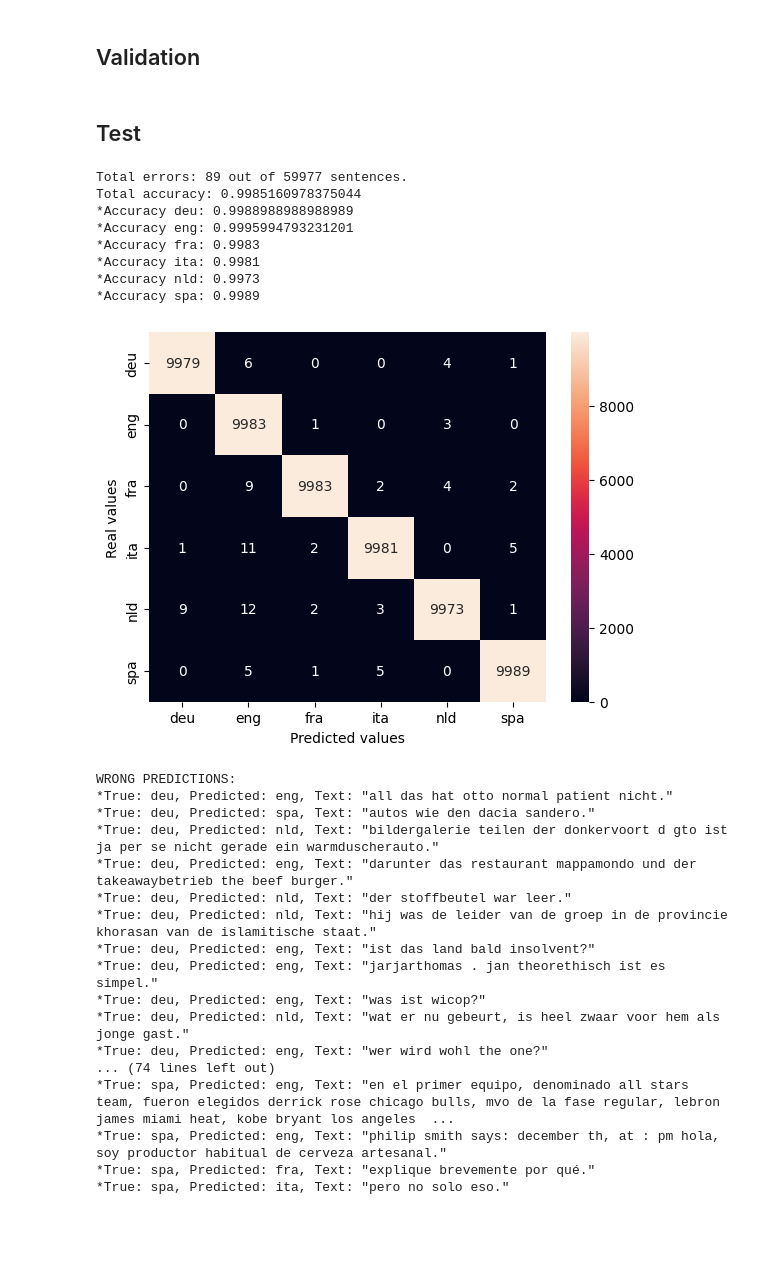
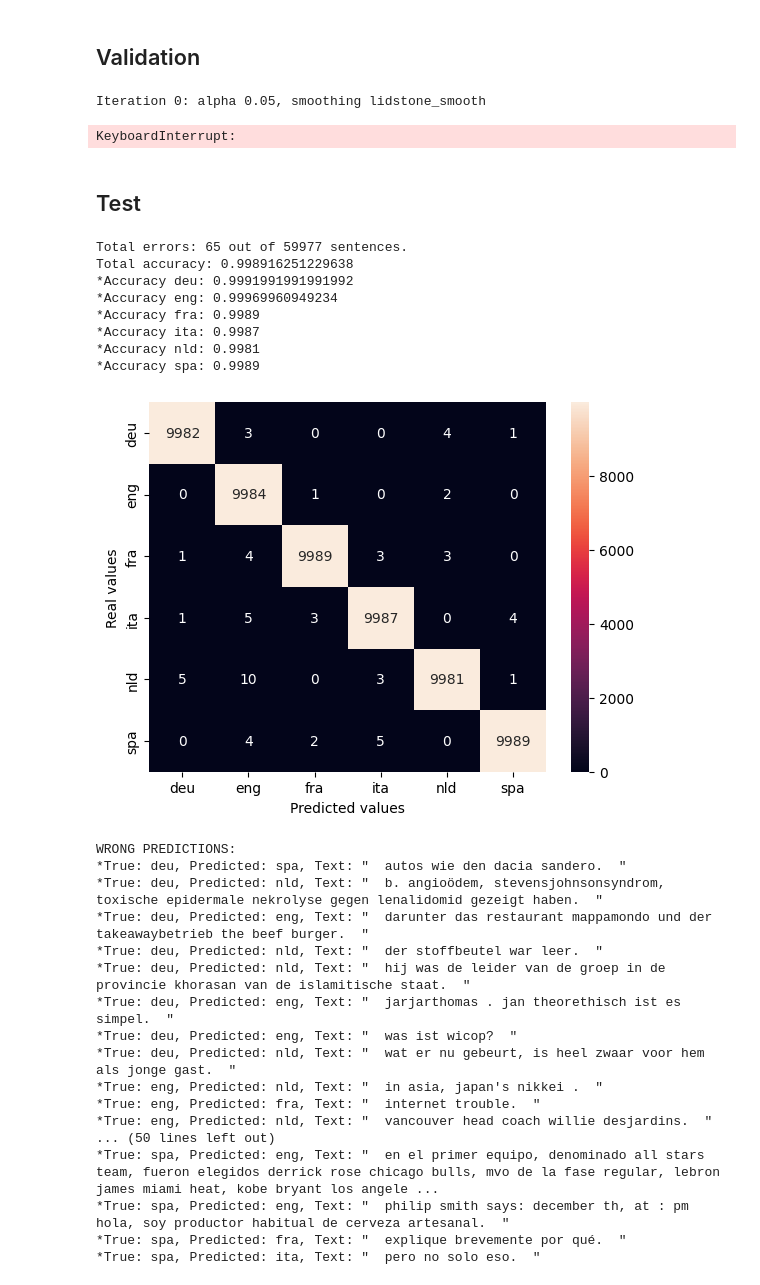
Before and after one commit to caiselvas/language-identification, a Jupyter notebook: main.ipynb, the cells around one changed output. Cells and saved outputs as stored; diff of their text form; code cells hidden in the pictures; blank space fills up the shorter version.

Commit message:
MOD probs total to accept model (and use it for count) FIX validation and test called functions with incorrect parameters

```diff
--- a/main.ipynb
+++ b/main.ipynb
@@ -62,19 +62,19 @@ def linear_discounting(alpha: float, total_trigrams: int, trigram_counts: dict,
         prob = (1-alpha)*(count_trigram / total_trigrams)
     return prob
 
-def probs_total(b_value: int, text: str, language: str, total_trigrams: dict, smooth: Callable = lidstone_smooth, param: float = 0.5, probabilities: dict = None):
+def probs_total(b_value: int, text: str, language: str, model:dict , total_trigrams: dict, smooth: Callable = lidstone_smooth, param: float = 0.5, probabilities: dict = None):
     trigram_finder = TrigramCollocationFinder.from_words(text)
     prob_sec = 0
     if probabilities == None:
         for trigram, num_instances in trigram_finder.ngram_fd.items():
-            prob_sec += num_instances * math.log(smooth(param, trigram=trigram, b_value=b_value, total_trigrams=total_trigrams[language]))
+            prob_sec += num_instances * math.log(smooth(param, trigram=trigram, b_value=b_value, total_trigrams=total_trigrams[language], trigram_counts=model[language]))
     else:
         for trigram, num_instances in trigram_finder.ngram_fd.items():
-            prob_sec += num_instances * probabilities[language].get(trigram,math.log(smooth(param, trigram=trigram, b_value=b_value, total_trigrams=total_trigrams[language])) )
+            prob_sec += num_instances * probabilities[language].get(trigram,math.log(smooth(param, trigram=trigram, b_value=b_value, total_trigrams=total_trigrams[language], trigram_counts=model[language])) )
     return prob_sec
 # %%
 # Test the Lidstone smoothing
-text = 'Example'
+text = '  on a su en profiter  '
 probs = []
 languages = {"deu": "Deutsch (German)",
              "eng": "English (English)",
@@ -82,9 +82,9 @@ languages = {"deu": "Deutsch (German)",
              "ita": "Italiano (Italian)",
              "spa": "Español (Spanish)",
              "nld": "Nederlands (Dutch)"}
-
+total_trigrams = {key: sum(dicts.values()) for key, dicts in trigrams.items()}
 for language in trigrams.keys():
-    prob = probs_total(text, language)
+    prob = probs_total(b_dict[language]**3, text, language, trigrams, total_trigrams, smooth=absolute_discounting, param=0.1,)
     probs.append((language, prob))
 max_probs = max(probs, key = lambda x: x[1])
 print(max_probs)
@@ -138,17 +138,22 @@ def accuracy_validation(smooth: Callable = lidstone_smooth, param: float = 0.5):
                 validation_errors.append({"text": sentence, "true": lang, "pred": max_prob[0]})
     return validation_errors
 # %%
-smoothing_functions = [lidstone_smooth, linear_discounting, absolute_discounting, pau_discounting]
-alphas = [0.05, 0.1, 0.25, 0.3, 0.5, 0.7, 1]
+smoothing_functions = [lidstone_smooth, linear_discounting, absolute_discounting]
+alphas = [0.05, 0.1, 0.2, 0.25, 0.3, 0.5, 0.7, 1]
 bees = [{key: value ** 3 for key, value in unique_chars.items()}, {key: len(value) for key, value in trigrams.items()}, {key: ((value ** 3)+len(trigrams[key]))/2 for key, value in unique_chars.items()}]
 
 i = 0
 for func in smoothing_functions:
     for alph in alphas:
+        if alph == 1 and (func == linear_discounting or func == absolute_discounting):
+            break
         print(f"Iteration {i}: alpha {alph}, smoothing {func.__name__}")
         err = accuracy_validation(func, alph)
         print(f"{len(err)} errors.")
         i += 1
+# %% [output]
+Iteration 0: alpha 0.05, smoothing lidstone_smooth
+KeyboardInterrupt:
 # %% [markdown]
 ## Test
 # %%
@@ -159,8 +164,9 @@ predictions = {language: [] for language in test.keys()}
 for language in test.keys():
 	for sentence in test[language]:
 		probs = []
+		sentence = "  "+sentence+"  "
 		for lingua in trigrams.keys():
-			prob = probs_total(text=sentence, b_value=b_dict[lingua], language=lingua, smooth=lidstone_smooth, param=0.5, probabilities=prob_dict, total_trigrams=totals)
+			prob = probs_total(model=trigrams, text=sentence, b_value=b_dict[lingua], language=lingua, smooth=absolute_discounting, param=0.2, total_trigrams=totals)
 			probs.append((lingua, prob))
 		max_prob = max(probs, key = lambda x: x[1])
 		predictions[language].append(max_prob[0])
@@ -172,55 +178,55 @@ correct_predictions = {language: sum([1 for pred in predictions[language] if pre
 total_accuracy = sum(correct_predictions.values()) / sum([len(value) for value in test.values()])
 
 # Print results
 print(f"Total errors: {len(prediction_errors_list)} out of {sum([len(value) for value in test.values()])} sentences.")
 print(f"Total accuracy: {total_accuracy}")
 for language, correct in correct_predictions.items():
 	print(f"*Accuracy {language}: {correct / len(test[language])}")
 
 # Confusion matrix
 from sklearn.metrics import confusion_matrix
 import matplotlib.pyplot as plt
 import seaborn as sns
 
 language_names = [language for language in test.keys()]
 
 cm = confusion_matrix(y_true=[language for language in test.keys() for _ in range(len(test[language]))],
 					  y_pred=[pred for language in test.keys() for pred in predictions[language]],
 					  labels=language_names)
 
 sns.heatmap(data=cm, annot=True, fmt="d", xticklabels=language_names, yticklabels=language_names)
 plt.xlabel('Predicted values')
 plt.ylabel('Real values')
 plt.show()
 
 # Print the errors
 print("WRONG PREDICTIONS:")
 for error in prediction_errors_list:
 	print(f"*True: {error['true']}, Predicted: {error['pred']}, Text: \"{error['text']}\"")
 # %% [output]
-Total errors: 89 out of 59977 sentences.
-Total accuracy: 0.9985160978375044
-*Accuracy deu: 0.9988988988988989
-*Accuracy eng: 0.9995994793231201
-*Accuracy fra: 0.9983
-*Accuracy ita: 0.9981
-*Accuracy nld: 0.9973
+Total errors: 65 out of 59977 sentences.
+Total accuracy: 0.998916251229638
+*Accuracy deu: 0.9991991991991992
+*Accuracy eng: 0.99969960949234
+*Accuracy fra: 0.9989
+*Accuracy ita: 0.9987
+*Accuracy nld: 0.9981
 *Accuracy spa: 0.9989
-[figure, old version]
+[figure, new version]
 WRONG PREDICTIONS:
-*True: deu, Predicted: eng, Text: "all das hat otto normal patient nicht."
-*True: deu, Predicted: spa, Text: "autos wie den dacia sandero."
-*True: deu, Predicted: nld, Text: "bildergalerie teilen der donkervoort d gto ist ja per se nicht gerade ein warmduscherauto."
-*True: deu, Predicted: eng, Text: "darunter das restaurant mappamondo und der takeawaybetrieb the beef burger."
-*True: deu, Predicted: nld, Text: "der stoffbeutel war leer."
-*True: deu, Predicted: nld, Text: "hij was de leider van de groep in de provincie khorasan van de islamitische staat."
-*True: deu, Predicted: eng, Text: "ist das land bald insolvent?"
-*True: deu, Predicted: eng, Text: "jarjarthomas . jan theorethisch ist es simpel."
-*True: deu, Predicted: eng, Text: "was ist wicop?"
-*True: deu, Predicted: nld, Text: "wat er nu gebeurt, is heel zwaar voor hem als jonge gast."
-*True: deu, Predicted: eng, Text: "wer wird wohl the one?"
-... (74 lines left out)
-*True: spa, Predicted: eng, Text: "en el primer equipo, denominado all stars team, fueron elegidos derrick rose chicago bulls, mvo de la fase regular, lebron james miami heat, kobe bryant los angeles  ...
-*True: spa, Predicted: eng, Text: "philip smith says: december th, at : pm hola, soy productor habitual de cerveza artesanal."
-*True: spa, Predicted: fra, Text: "explique brevemente por qué."
-*True: spa, Predicted: ita, Text: "pero no solo eso."
+*True: deu, Predicted: spa, Text: "  autos wie den dacia sandero.  "
+*True: deu, Predicted: nld, Text: "  b. angioödem, stevensjohnsonsyndrom, toxische epidermale nekrolyse gegen lenalidomid gezeigt haben.  "
+*True: deu, Predicted: eng, Text: "  darunter das restaurant mappamondo und der takeawaybetrieb the beef burger.  "
+*True: deu, Predicted: nld, Text: "  der stoffbeutel war leer.  "
+*True: deu, Predicted: nld, Text: "  hij was de leider van de groep in de provincie khorasan van de islamitische staat.  "
+*True: deu, Predicted: eng, Text: "  jarjarthomas . jan theorethisch ist es simpel.  "
+*True: deu, Predicted: eng, Text: "  was ist wicop?  "
+*True: deu, Predicted: nld, Text: "  wat er nu gebeurt, is heel zwaar voor hem als jonge gast.  "
+*True: eng, Predicted: nld, Text: "  in asia, japan's nikkei .  "
+*True: eng, Predicted: fra, Text: "  internet trouble.  "
+*True: eng, Predicted: nld, Text: "  vancouver head coach willie desjardins.  "
+... (50 lines left out)
+*True: spa, Predicted: eng, Text: "  en el primer equipo, denominado all stars team, fueron elegidos derrick rose chicago bulls, mvo de la fase regular, lebron james miami heat, kobe bryant los angele ...
+*True: spa, Predicted: eng, Text: "  philip smith says: december th, at : pm hola, soy productor habitual de cerveza artesanal.  "
+*True: spa, Predicted: fra, Text: "  explique brevemente por qué.  "
+*True: spa, Predicted: ita, Text: "  pero no solo eso.  "
```
Also changed, not shown: parts of 3 cells of this notebook, 2 other files.
